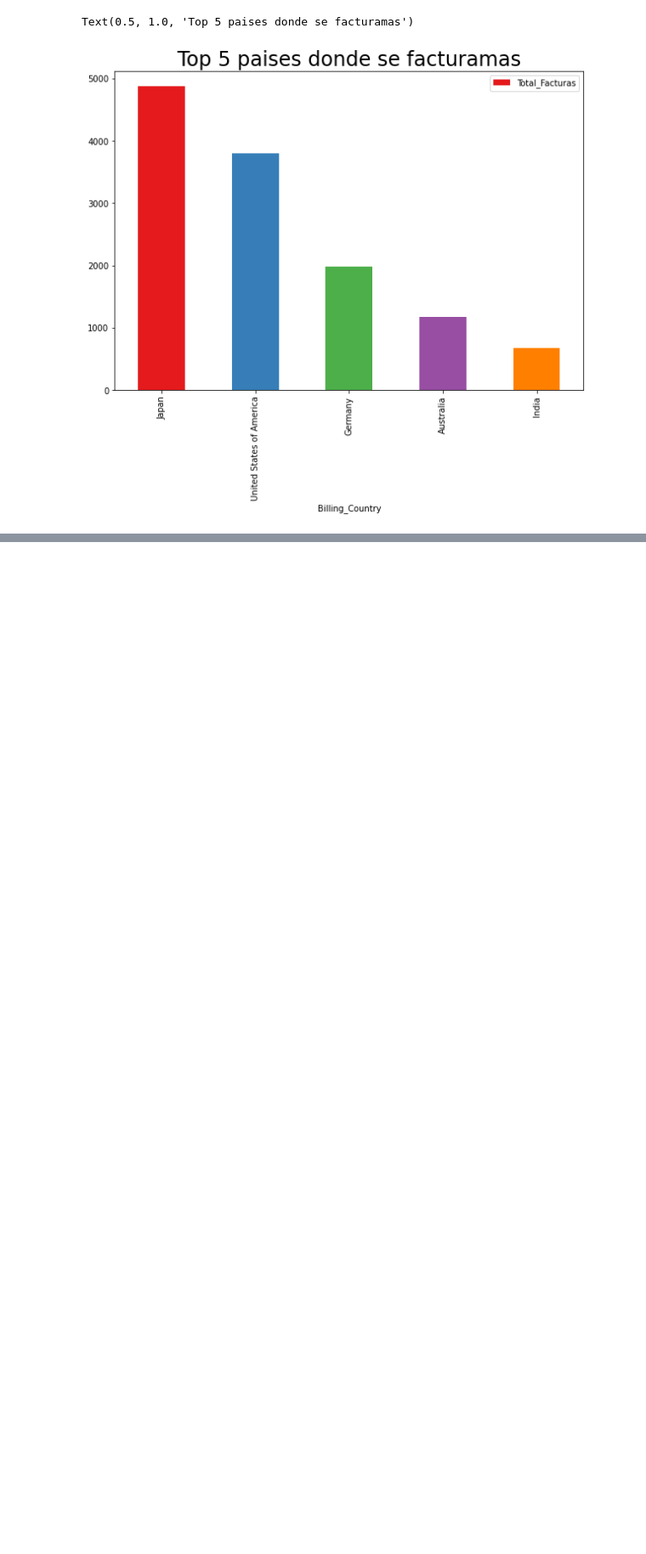
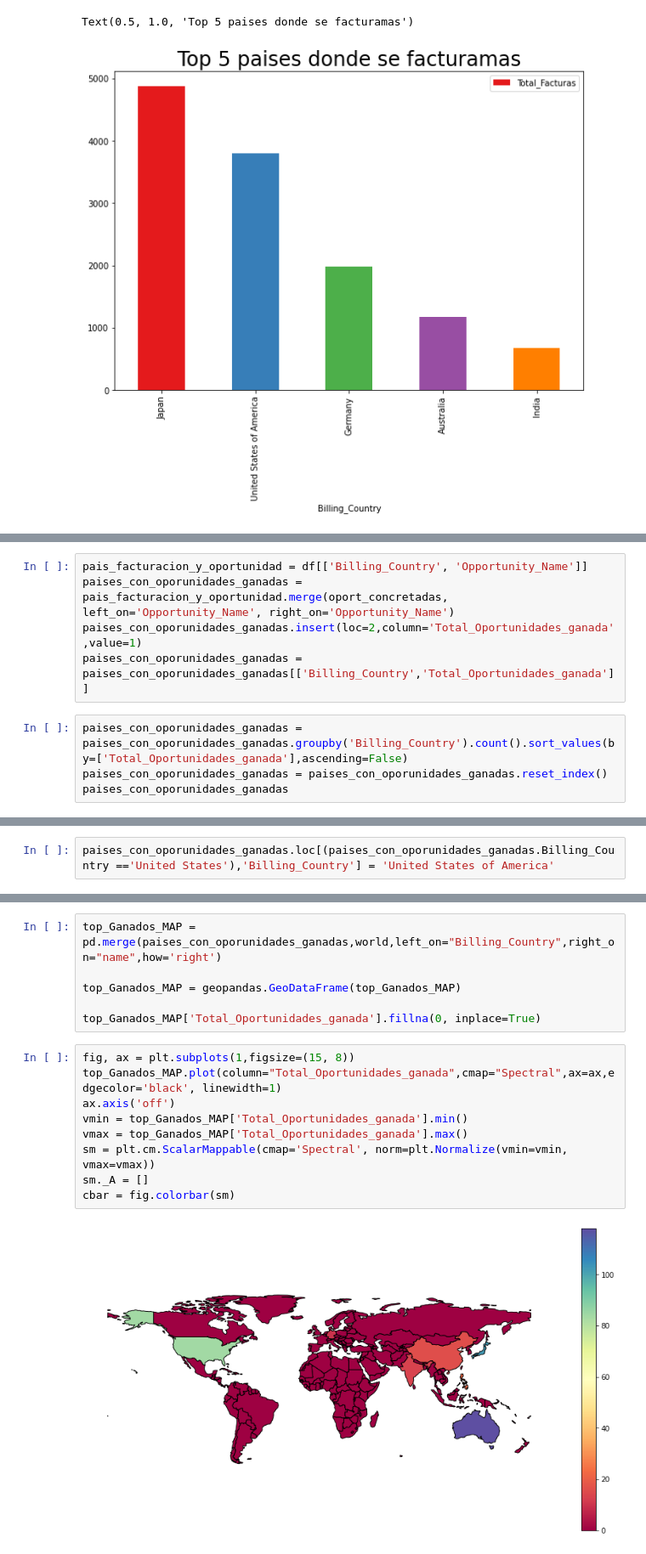
Before and after one commit to Fiuba-Big-Data-Analytics/Fiuba-Big-Data-Analytics-TPs, a Jupyter notebook: Tp1/Elvis/Orga_TP1_V_Colab.ipynb, the cells around one changed output, grey strips where cells are left out. Shown: that part at 85% size. Cells and saved outputs as stored; diff of their text form; blank space fills up the shorter version.

Commit message:
Agrego un mapa espectral de los paises con top oportunidades ganadas

```diff
--- a/Tp1/Elvis/Orga_TP1_V_Colab.ipynb
+++ b/Tp1/Elvis/Orga_TP1_V_Colab.ipynb
@@ -419,0 +484,9 @@ Text(0.5, 1.0, 'Top 5 paises donde se facturamas')
+# %%
+pais_facturacion_y_oportunidad = df[['Billing_Country', 'Opportunity_Name']]
+paises_con_oporunidades_ganadas = pais_facturacion_y_oportunidad.merge(oport_concretadas, left_on='Opportunity_Name', right_on='Opportunity_Name')
+paises_con_oporunidades_ganadas.insert(loc=2,column='Total_Oportunidades_ganada',value=1)
+paises_con_oporunidades_ganadas = paises_con_oporunidades_ganadas[['Billing_Country','Total_Oportunidades_ganada']]
+# %%
+paises_con_oporunidades_ganadas = paises_con_oporunidades_ganadas.groupby('Billing_Country').count().sort_values(by=['Total_Oportunidades_ganada'],ascending=False)
+paises_con_oporunidades_ganadas = paises_con_oporunidades_ganadas.reset_index()
+paises_con_oporunidades_ganadas
@@ -419,0 +508,2 @@ Text(0.5, 1.0, 'Top 5 paises donde se facturamas')
+# %%
+paises_con_oporunidades_ganadas.loc[(paises_con_oporunidades_ganadas.Billing_Country =='United States'),'Billing_Country'] = 'United States of America'
@@ -419,0 +517,17 @@ Text(0.5, 1.0, 'Top 5 paises donde se facturamas')
+# %%
+top_Ganados_MAP = pd.merge(paises_con_oporunidades_ganadas,world,left_on="Billing_Country",right_on="name",how='right')
+
+top_Ganados_MAP = geopandas.GeoDataFrame(top_Ganados_MAP)
+
+top_Ganados_MAP['Total_Oportunidades_ganada'].fillna(0, inplace=True)
+# %%
+fig, ax = plt.subplots(1,figsize=(15, 8))
+top_Ganados_MAP.plot(column="Total_Oportunidades_ganada",cmap="Spectral",ax=ax,edgecolor='black', linewidth=1)
+ax.axis('off')
+vmin = top_Ganados_MAP['Total_Oportunidades_ganada'].min()
+vmax = top_Ganados_MAP['Total_Oportunidades_ganada'].max()
+sm = plt.cm.ScalarMappable(cmap='Spectral', norm=plt.Normalize(vmin=vmin, vmax=vmax))
+sm._A = []
+cbar = fig.colorbar(sm)
+# %% [output]
+[figure, added]
```
Also changed, not shown: parts of 10 cells of this notebook.
